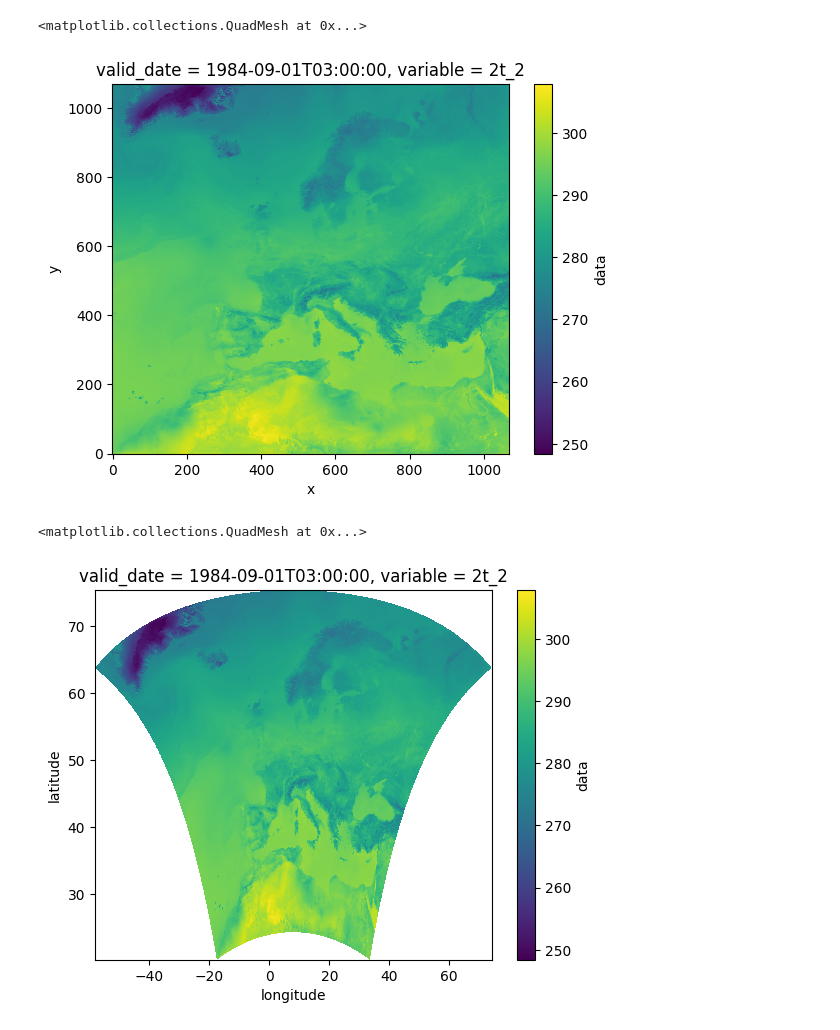
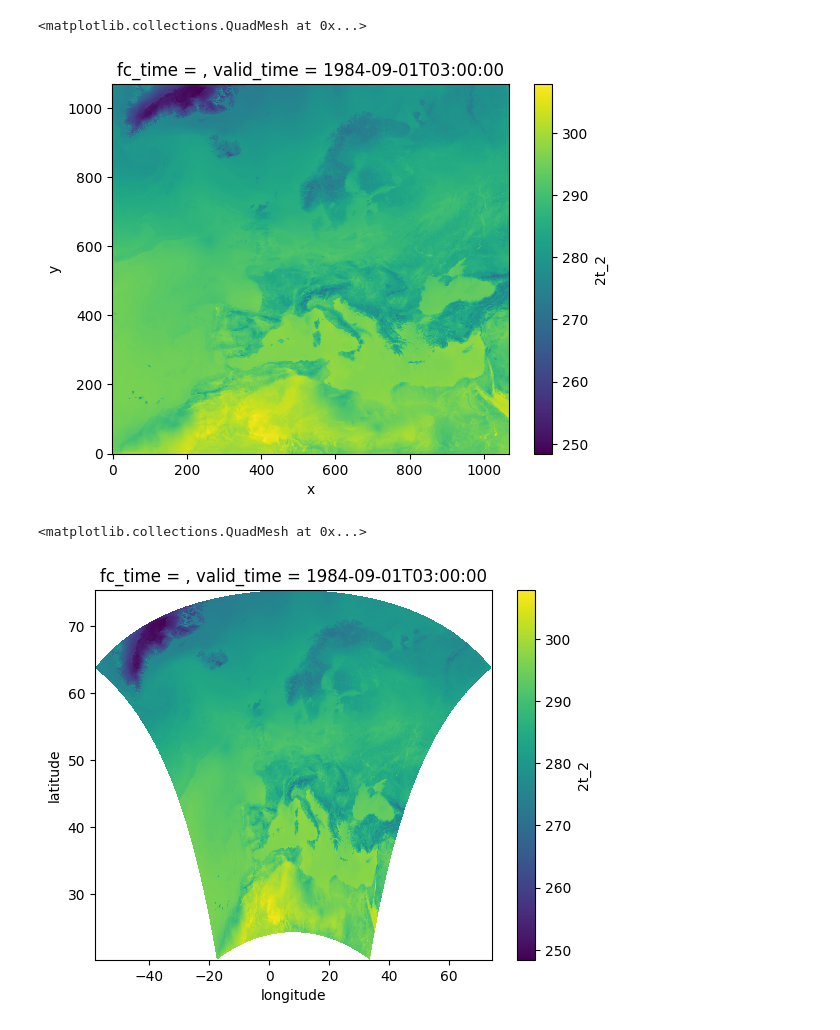
Before and after one commit to observingClouds/rmai-verification, a Jupyter notebook: plot_example.ipynb, the cells around one changed output. Drawn from its saved outputs; the diff is of its cells as text; code cells hidden in the pictures.

```diff
--- a/plot_example.ipynb
+++ b/plot_example.ipynb
@@ -1,3 +1,4 @@
 # %%
-from helper_functions import zarr_to_xarray
-zarr = "/scratch/cu0k/ai-ml/datasets/lam-rr-an-oper-0001-mars-5p5km-1984-2020-3h-rmi-v1.zarr"
+from datahandler import zarr_to_xarray
+zarr_atos = "/scratch/cu0k/ai-ml/datasets/lam-rr-an-oper-0001-mars-5p5km-1984-2020-3h-rmi-v1.zarr"
+zarr_lumi = "/scratch/project_465001235/datasets/lam-rr-an-oper-0001-mars-5p5km-1984-2020-3h-rmi-v1.zarr"
@@ -6,3 +5,7 @@ ds = zarr_to_xarray(zarr)
+# %%
+#zarr=zarr_atos
+zarr=zarr_lumi
+ds = zarr_to_xarray(zarr)
 # %%
 ds
 # %% [output]
@@ -62,13 +29,14 @@ Attributes: (0)
 # %%
 # We can plot in the native projection without knowing what it exactly is
-ds.sel(variable="2t_2").isel(time=0).plot()
+time0=ds.valid_time.values[0]
+ds["2t_2"].sel(valid_time=time0).plot()
 # %% [output]
 <matplotlib.collections.QuadMesh at 0x...>
-[figure, old version]
+[figure, new version]
 # %%
 # We can also plot in the PlateCaree projection by
 # specifying the longitudes and latitude as x and y
-ds.sel(variable="2t_2").isel(time=0).plot(x="longitude",y="latitude")
+ds['2t_2'].sel(valid_time=time0).plot(x="longitude",y="latitude")
 # %% [output]
 <matplotlib.collections.QuadMesh at 0x...>
-[figure, old version]
+[figure, new version]
```
Also changed, not shown: parts of 2 cells of this notebook, 8 other files.
